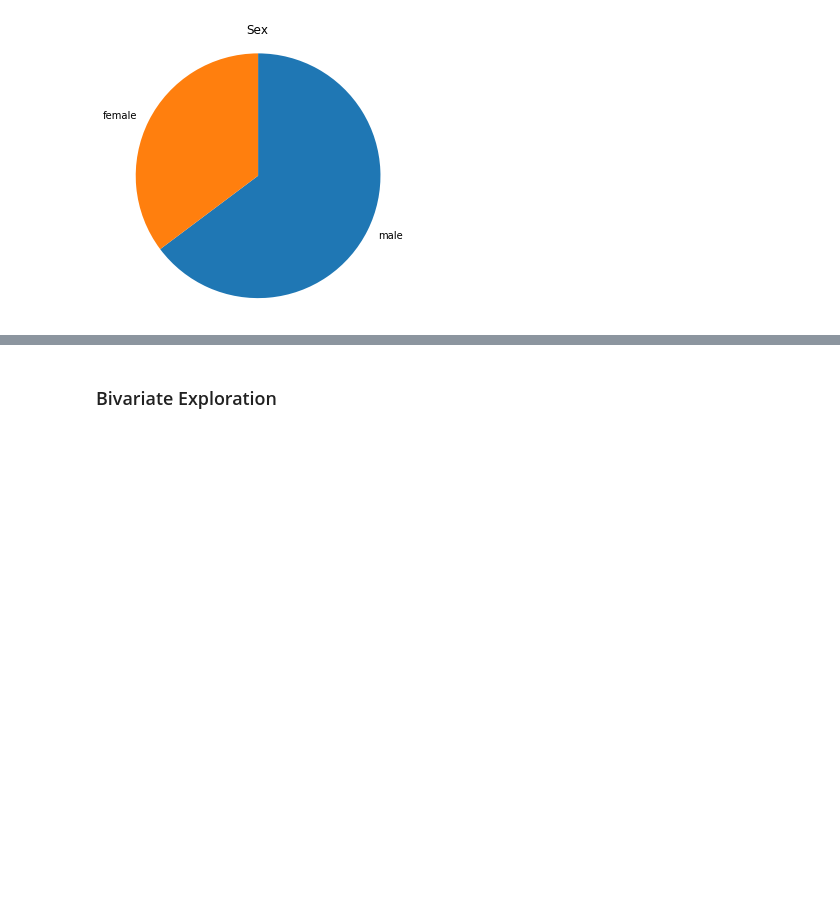
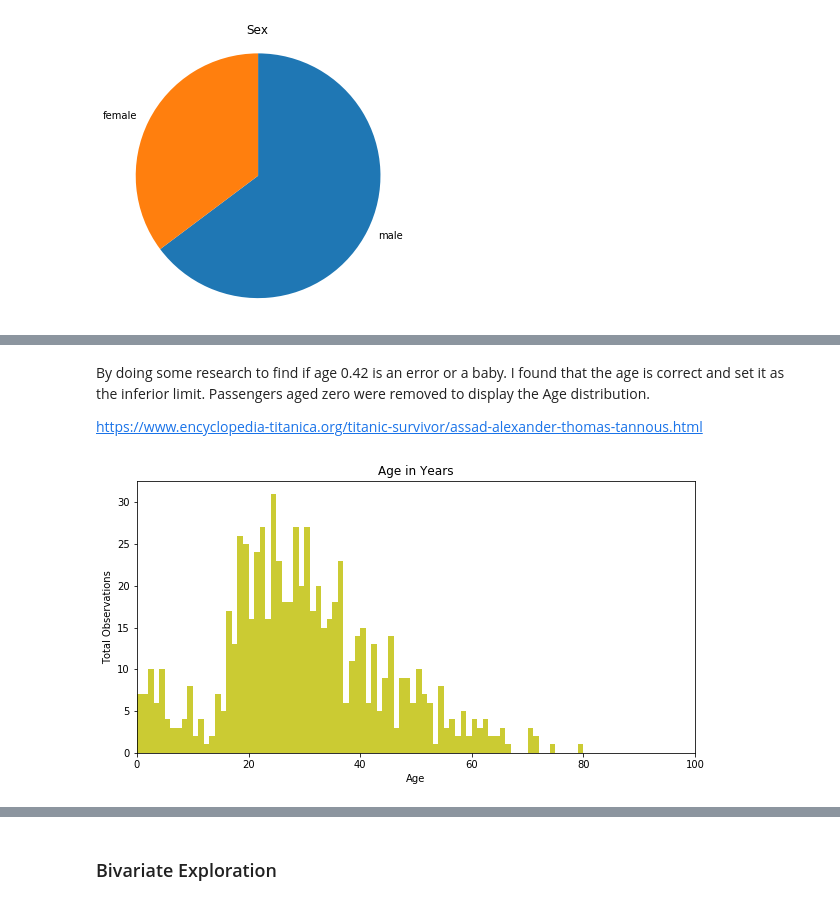
Before and after one commit to eduardopd/kaggle-titanic, a Jupyter notebook: kaggle-titanic.ipynb, the cells around one changed output, grey strips where cells are left out. Cells and saved outputs as stored; diff of their text form; code cells hidden in the pictures; blank space fills up the shorter version.

```diff
--- a/kaggle-titanic.ipynb
+++ b/kaggle-titanic.ipynb
@@ -100 +144,24 @@ pie_sex()
+# %% [markdown]
+By doing some research to find if age 0.42 is an error or a baby. I found that the age is correct and set it as the inferior limit. Passengers aged zero were removed to display the Age distribution.
+
+https://www.encyclopedia-titanica.org/titanic-survivor/assad-alexander-thomas-tannous.html
+# %%
+binsize = 1
+bins = np.arange(0, train['Age'].max()+binsize, binsize)
+
+train_age_not_zero = train.query('Age > 0.4')
+
+def graph():
+    plt.hist(data = train_age_not_zero, alpha=0.8, facecolor='y', x = 'Age', bins = bins)
+
+plt.figure(figsize=[10,5])
+plt.title('Age in Years')
+plt.ylabel('Total Observations')
+plt.xlabel('Age')
+plt.xlim([0, 100])
+
+
+plt.show(graph());
+# %% [output]
+[figure, added]
 # %%
```
Also changed, not shown: parts of 7 cells of this notebook.
